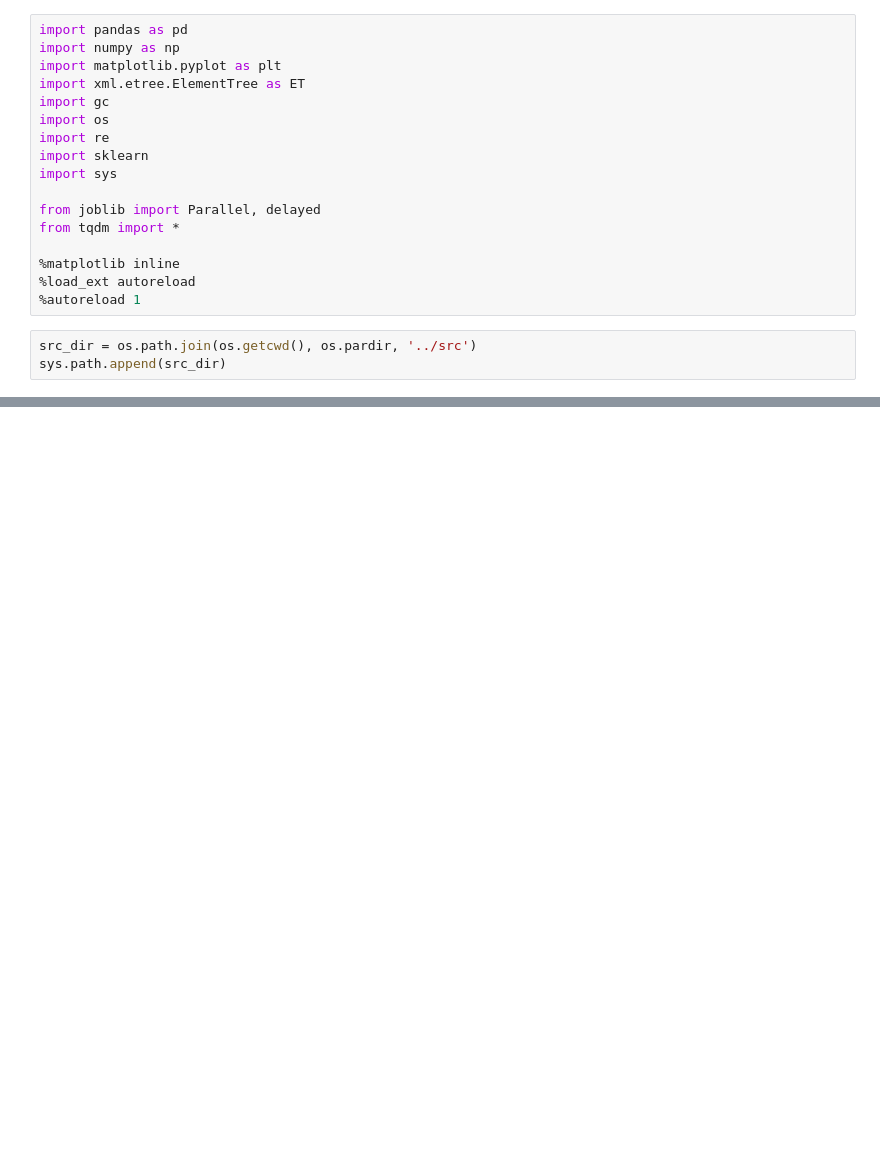
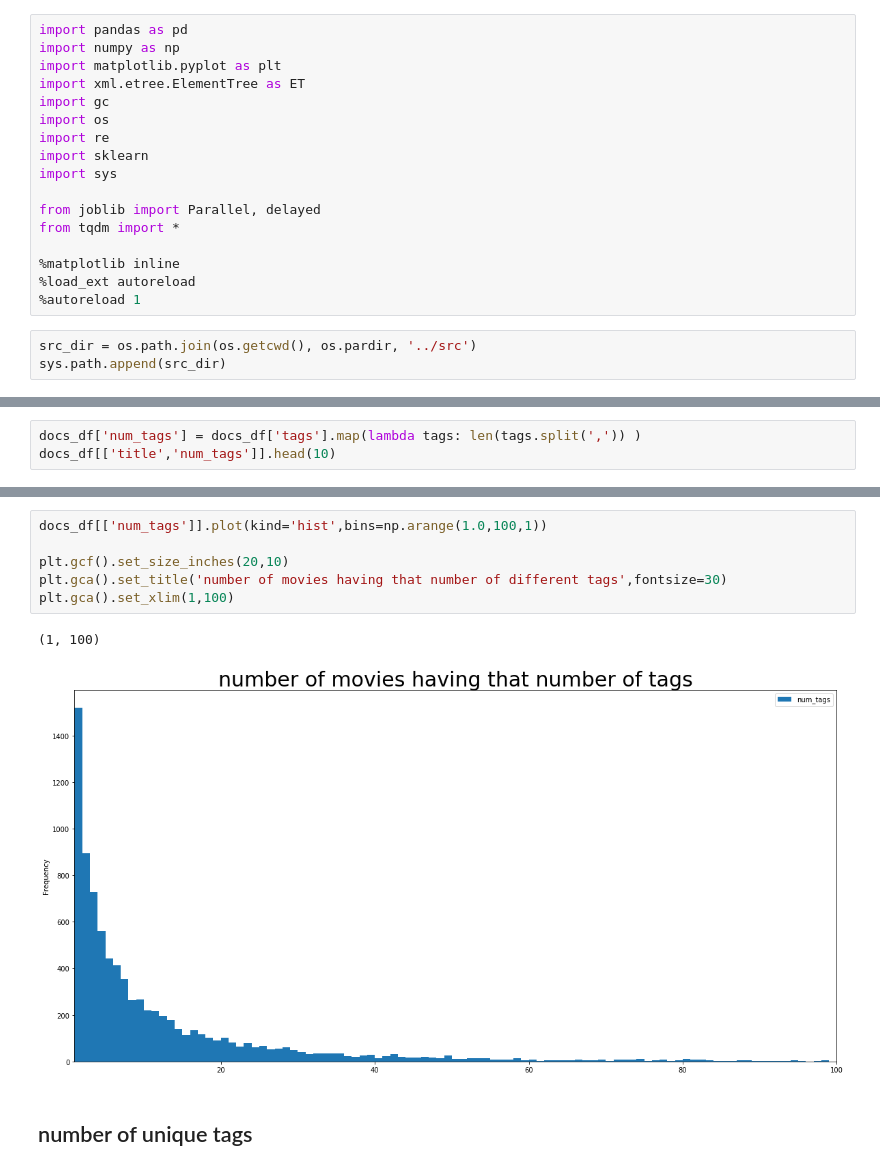
Before and after one commit to queirozfcom/auto-tagger, a Jupyter notebook: social-tags/notebooks/movielens-imdb/eda.ipynb, the cells around one changed output, grey strips where cells are left out. Saved outputs shown, nothing was run; the diff lists cells and outputs as text; blank space fills up the shorter version.

```diff
--- a/social-tags/notebooks/movielens-imdb/eda.ipynb
+++ b/social-tags/notebooks/movielens-imdb/eda.ipynb
@@ -68,0 +70,3 @@ docs_df.describe(exclude=['object'])
+# %%
+docs_df['num_tags'] = docs_df['tags'].map(lambda tags: len(tags.split(',')) )
+docs_df[['title','num_tags']].head(10)
@@ -68,0 +85,11 @@ docs_df.describe(exclude=['object'])
+# %%
+docs_df[['num_tags']].plot(kind='hist',bins=np.arange(1.0,100,1))
+
+plt.gcf().set_size_inches(20,10)
+plt.gca().set_title('number of movies having that number of different tags',fontsize=30)
+plt.gca().set_xlim(1,100)
+# %% [output]
+(1, 100)
+[figure, added]
+# %% [markdown]
+## number of unique tags
```
Also changed, not shown: parts of 10 cells of this notebook, 15 other files.
